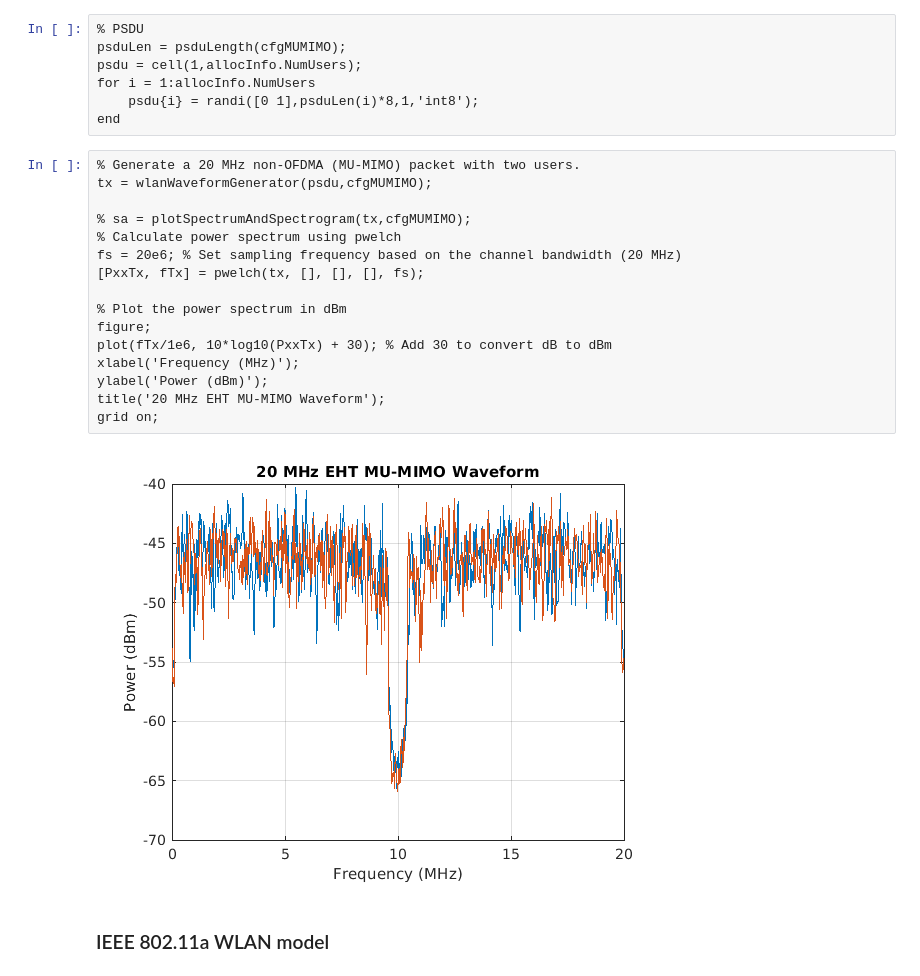
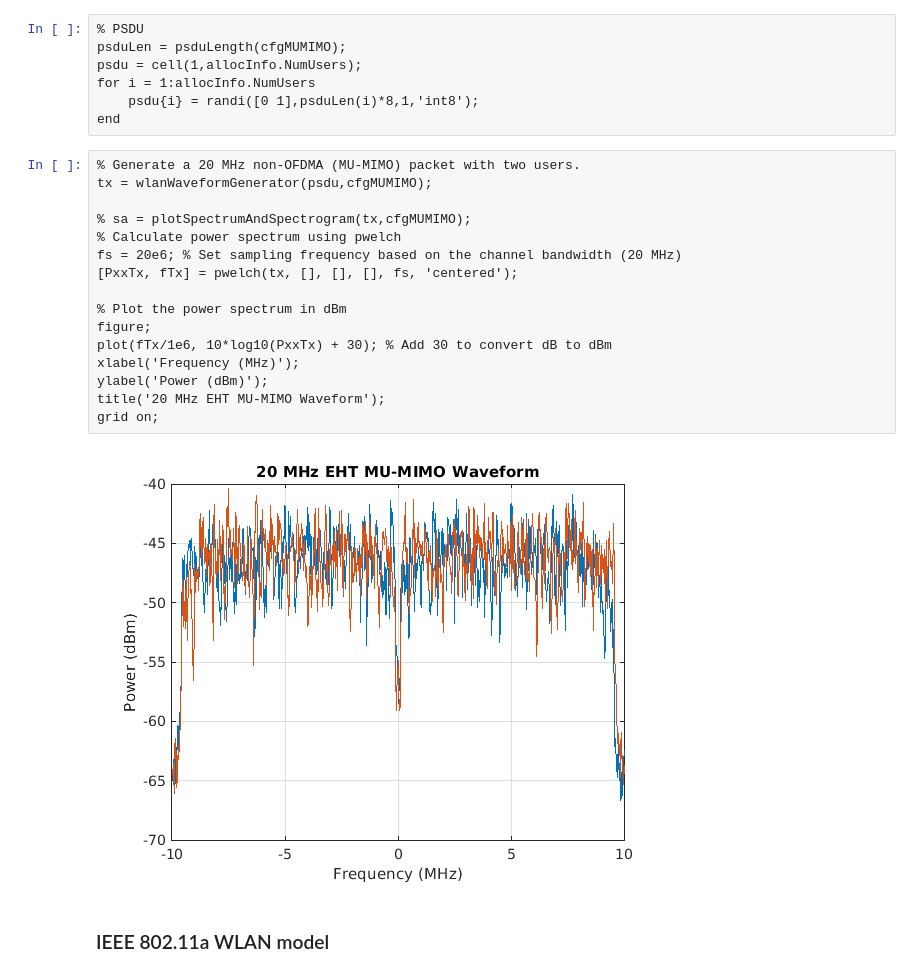
Before and after one commit to huhanwj/IERG6130-simulation, a Jupyter notebook: IERG6130-Simulation-Logbook.ipynb, the cells around one changed output. Drawn from its saved outputs; the diff is of its cells as text.

```diff
--- a/IERG6130-Simulation-Logbook.ipynb
+++ b/IERG6130-Simulation-Logbook.ipynb
@@ -1768,21 +1768,21 @@ end
 # %%
 % Generate a 20 MHz non-OFDMA (MU-MIMO) packet with two users.
 tx = wlanWaveformGenerator(psdu,cfgMUMIMO);
 
 % sa = plotSpectrumAndSpectrogram(tx,cfgMUMIMO);
 % Calculate power spectrum using pwelch
 fs = 20e6; % Set sampling frequency based on the channel bandwidth (20 MHz)
-[PxxTx, fTx] = pwelch(tx, [], [], [], fs);
+[PxxTx, fTx] = pwelch(tx, [], [], [], fs, 'centered');
 
 % Plot the power spectrum in dBm
 figure;
 plot(fTx/1e6, 10*log10(PxxTx) + 30); % Add 30 to convert dB to dBm
 xlabel('Frequency (MHz)');
 ylabel('Power (dBm)');
 title('20 MHz EHT MU-MIMO Waveform');
 grid on;
 # %% [output]
-[figure, old version]
+[figure, new version]
 # %% [markdown]
 ### IEEE 802.11a WLAN model
 # %% [markdown]
```
Also changed, not shown: parts of 5 cells of this notebook.
